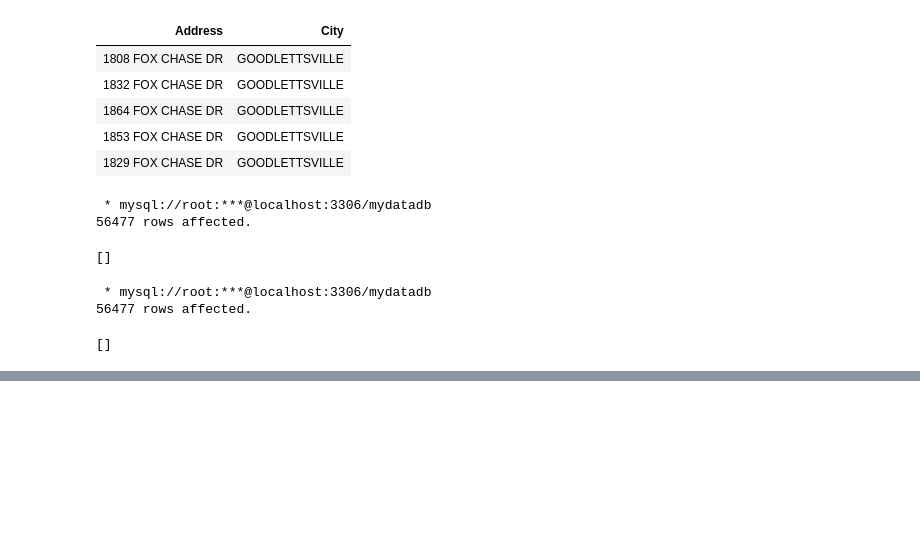
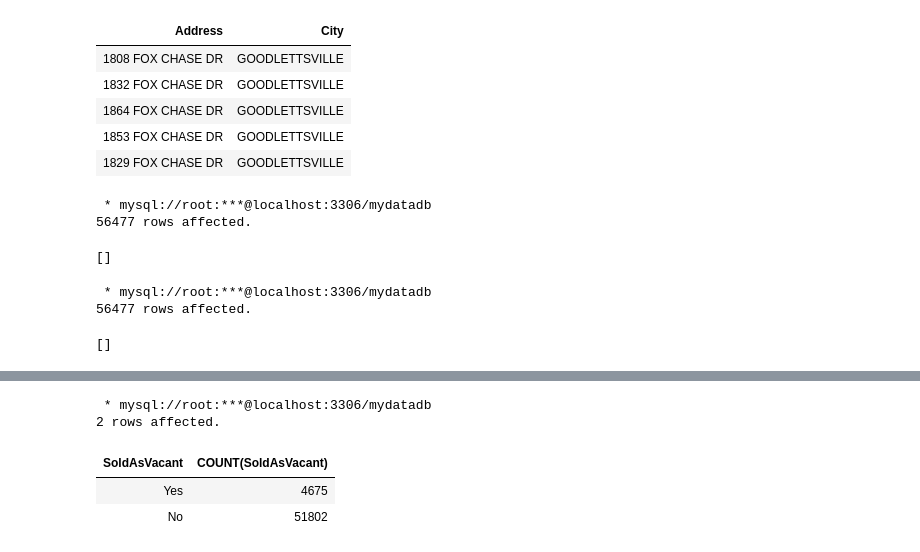
Before and after one commit to ncdas/Data_Cleaning_SQL-Nashville-Housing-Data, a Jupyter notebook: data_cleaning_nashville.ipynb, the cells around one changed output, grey strips where cells are left out. Saved outputs shown, nothing was run; the diff lists cells and outputs as text; code cells hidden in the pictures; blank space fills up the shorter version.

```diff
--- a/data_cleaning_nashville.ipynb
+++ b/data_cleaning_nashville.ipynb
@@ -313,0 +357,13 @@ LIMIT 2;
+# %%
+%%sql
+
+SELECT DISTINCT SoldAsVacant, COUNT(SoldAsVacant)
+FROM Nashville_Housing_Data
+GROUP BY SoldAsVacant
+ORDER BY 2;
+# %% [output]
+ * mysql://root:***@localhost:3306/mydatadb
+2 rows affected.
+| SoldAsVacant | COUNT(SoldAsVacant) |
+| Yes | 4675 |
+| No | 51802 |
```
Also changed, not shown: parts of 6 cells of this notebook.
